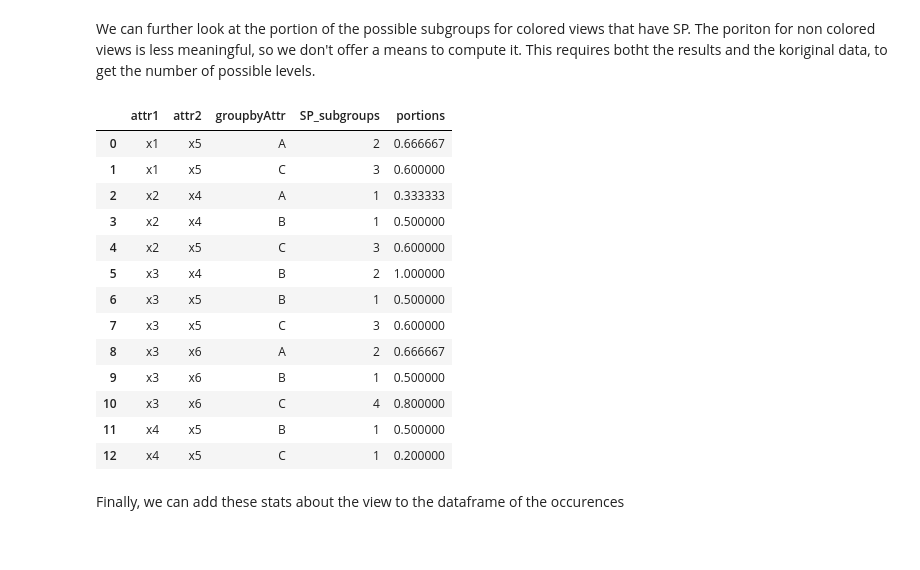
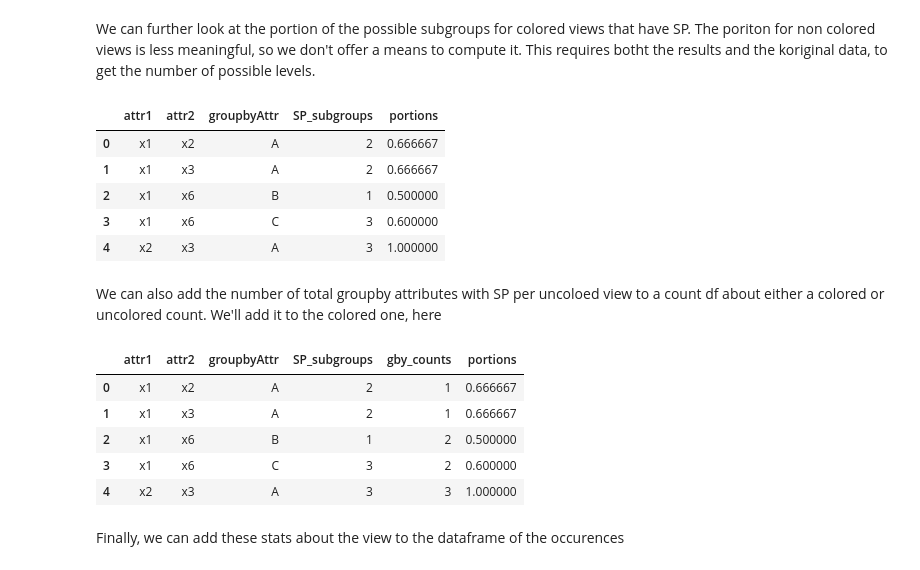
Before and after one commit to fairnessforensics/wiggum, a Jupyter notebook: research_notebooks/ranking_sp_occurences.ipynb, the cells around one changed output. Saved outputs shown, nothing was run; the diff lists cells and outputs as text; code cells hidden in the pictures.

```diff
--- a/research_notebooks/ranking_sp_occurences.ipynb
+++ b/research_notebooks/ranking_sp_occurences.ipynb
@@ -272,23 +273,29 @@ colored_view_df
 We can further look at the portion of the possible subgroups for colored views that have SP.  The poriton for non colored views is less meaningful, so we don't offer a means to compute it. This requires botht the results and the
 koriginal data, to get the number of possible levels.
 # %%
-colored_view_df  = dsp.count_sp_views(results_df_slopes,colored= True,portions=True, data_df=many_sp_df_diff)
-colored_view_df
+colored_view_df = dsp.count_sp_views(results_df_slopes,colored= True,portions=True, data_df=many_sp_df_diff)
+colored_view_df.head()
 # %% [output]
 |  | attr1 | attr2 | groupbyAttr | SP_subgroups | portions |
-| 0 | x1 | x5 | A | 2 | 0.666667 |
-| 1 | x1 | x5 | C | 3 | 0.600000 |
-| 2 | x2 | x4 | A | 1 | 0.333333 |
-| 3 | x2 | x4 | B | 1 | 0.500000 |
-| 4 | x2 | x5 | C | 3 | 0.600000 |
-| 5 | x3 | x4 | B | 2 | 1.000000 |
-| 6 | x3 | x5 | B | 1 | 0.500000 |
-| 7 | x3 | x5 | C | 3 | 0.600000 |
-| 8 | x3 | x6 | A | 2 | 0.666667 |
-| 9 | x3 | x6 | B | 1 | 0.500000 |
-| 10 | x3 | x6 | C | 4 | 0.800000 |
-| 11 | x4 | x5 | B | 1 | 0.500000 |
-| 12 | x4 | x5 | C | 1 | 0.200000 |
+| 0 | x1 | x2 | A | 2 | 0.666667 |
+| 1 | x1 | x3 | A | 2 | 0.666667 |
+| 2 | x1 | x6 | B | 1 | 0.500000 |
+| 3 | x1 | x6 | C | 3 | 0.600000 |
+| 4 | x2 | x3 | A | 3 | 1.000000 |
+# %% [markdown]
+We can also add the number of total groupby attributes with SP per uncoloed view to a count df about either a colored or uncolored count.  We'll add it to the colored one, here
+# %%
+colored_view_df = dsp.count_sp_views(results_df_slopes,colored= True,
+                                     portions=True, data_df=many_sp_df_diff,
+                                     groupby_count=True)
+colored_view_df.head()
+# %% [output]
+|  | attr1 | attr2 | groupbyAttr | SP_subgroups | gby_counts | portions |
+| 0 | x1 | x2 | A | 2 | 1 | 0.666667 |
+| 1 | x1 | x3 | A | 2 | 1 | 0.666667 |
+| 2 | x1 | x6 | B | 1 | 2 | 0.500000 |
+| 3 | x1 | x6 | C | 3 | 2 | 0.600000 |
+| 4 | x2 | x3 | A | 3 | 3 | 1.000000 |
 # %% [markdown]
 Finally, we can add these stats about the view to the dataframe of the occurences
 # %%
```
Also changed, not shown: parts of 27 cells of this notebook, 1 other file.
